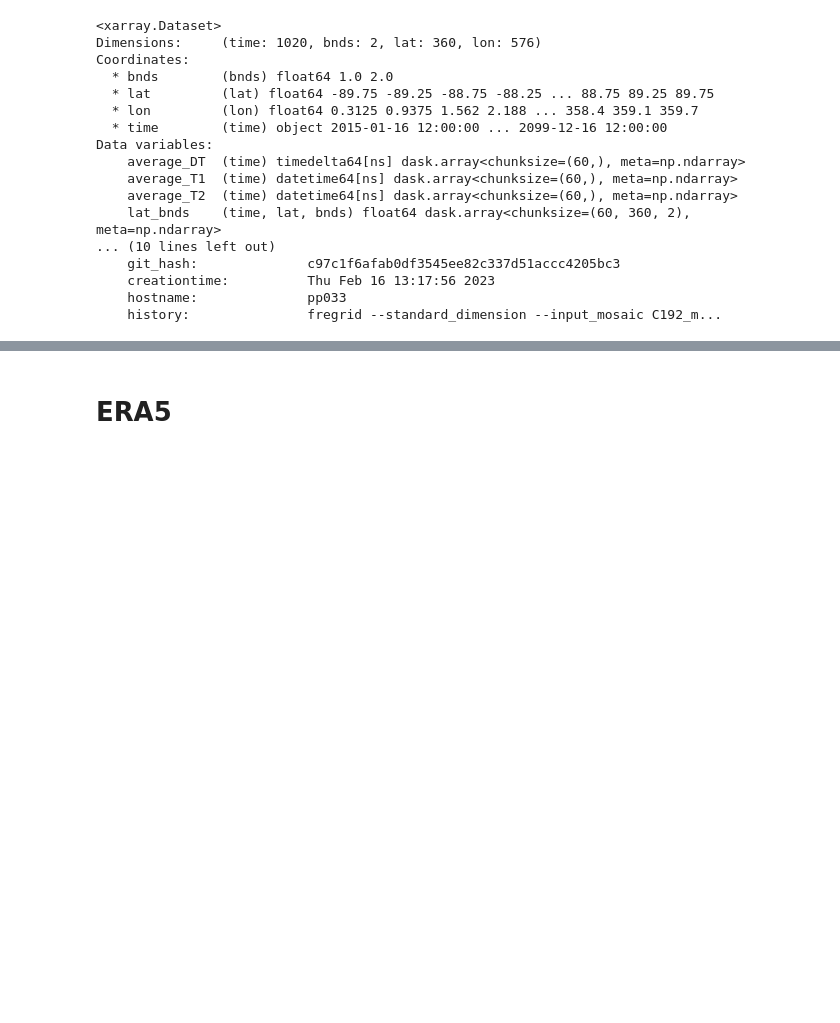
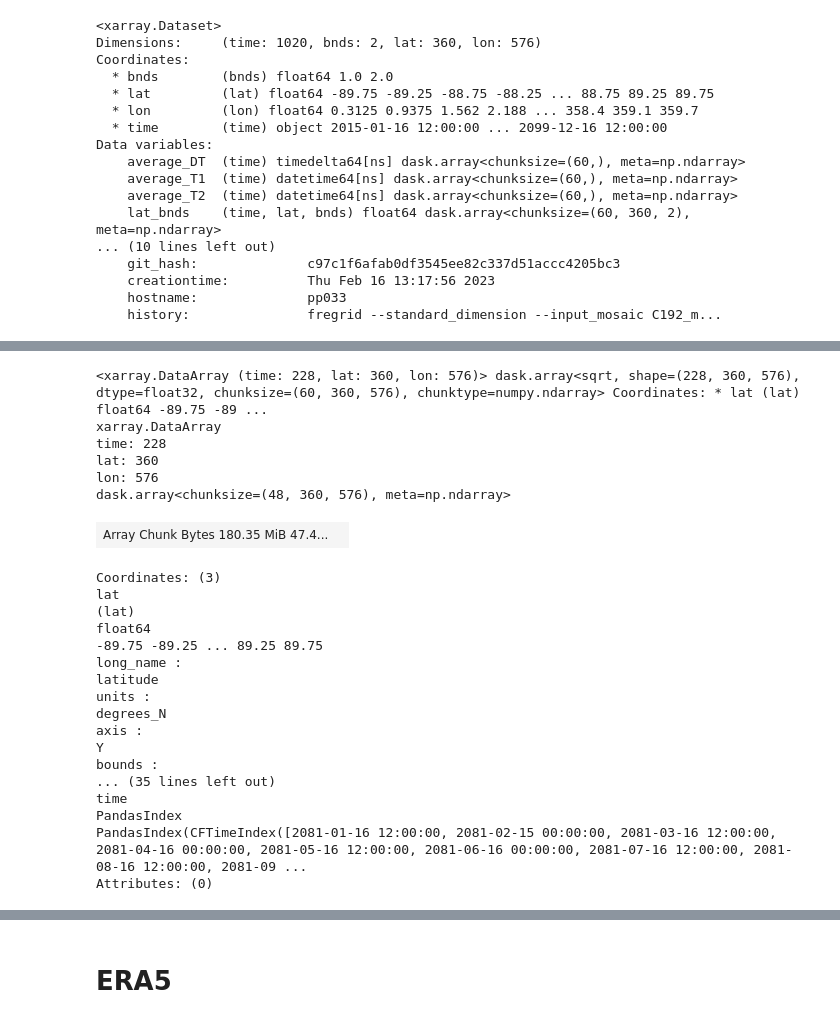
Before and after one commit to gewoolslayer/testing_katabatic_winds, a Jupyter notebook: mega_bar_plot.ipynb, the cells around one changed output, grey strips where cells are left out. Saved outputs shown, nothing was run; the diff lists cells and outputs as text; code cells hidden in the pictures; blank space fills up the shorter version.

```diff
--- a/mega_bar_plot.ipynb
+++ b/mega_bar_plot.ipynb
@@ -385,0 +435,39 @@ Data variables:
+# %%
+cm4x_ssp_uas_use=cm4x_uas_ssp585.sel(time=slice('2081-01-16', '2100-12-16'))
+cm4x_ssp_vas_use=cm4x_vas_ssp585.sel(time=slice('2081-01-16', '2100-12-16'))
+# %%
+cm4x_ssp_mergewinds = xr.merge([cm4x_ssp_uas_use,cm4x_ssp_vas_use]) # merge winds to make it easy
+cm4x_ssp_mergewinds_xmerge = cm4x_ssp_mergewinds.lon #extracting the lon component fomr the mergewinds array
+cm4x_ssp_mergewinds_ymerge = cm4x_ssp_mergewinds.lat
+cm4x_ssp_mergewinds_umerge = cm4x_ssp_mergewinds.u_ref
+cm4x_ssp_mergewinds_vmerge = cm4x_ssp_mergewinds.v_ref
+cm4x_ssp_speedmerge = np.sqrt(np.square(cm4x_ssp_mergewinds_umerge) + np.square(cm4x_ssp_mergewinds_vmerge)) ## calculating speed using vector formula
+## average
+cm4x_ssp_timeaveragemerge = cm4x_ssp_speedmerge.sel(time=slice('2081-01-16', '2100-12-16')).mean(dim='time')
+# %%
+cm4x_ssp_speedmerge
+# %% [output]
+<xarray.DataArray (time: 228, lat: 360, lon: 576)> dask.array<sqrt, shape=(228, 360, 576), dtype=float32, chunksize=(60, 360, 576), chunktype=numpy.ndarray> Coordinates: * lat (lat) float64 -89.75 -89 ...
+xarray.DataArray
+time: 228
+lat: 360
+lon: 576
+dask.array<chunksize=(48, 360, 576), meta=np.ndarray>
+| Array Chunk Bytes 180.35 MiB 47.4... |  |
+Coordinates: (3)
+lat
+(lat)
+float64
+-89.75 -89.25 ... 89.25 89.75
+long_name :
+latitude
+units :
+degrees_N
+axis :
+Y
+bounds :
+... (35 lines left out)
+time
+PandasIndex
+PandasIndex(CFTimeIndex([2081-01-16 12:00:00, 2081-02-15 00:00:00, 2081-03-16 12:00:00, 2081-04-16 00:00:00, 2081-05-16 12:00:00, 2081-06-16 00:00:00, 2081-07-16 12:00:00, 2081-08-16 12:00:00, 2081-09 ...
+Attributes: (0)
```
Also changed, not shown: parts of 98 cells of this notebook.
